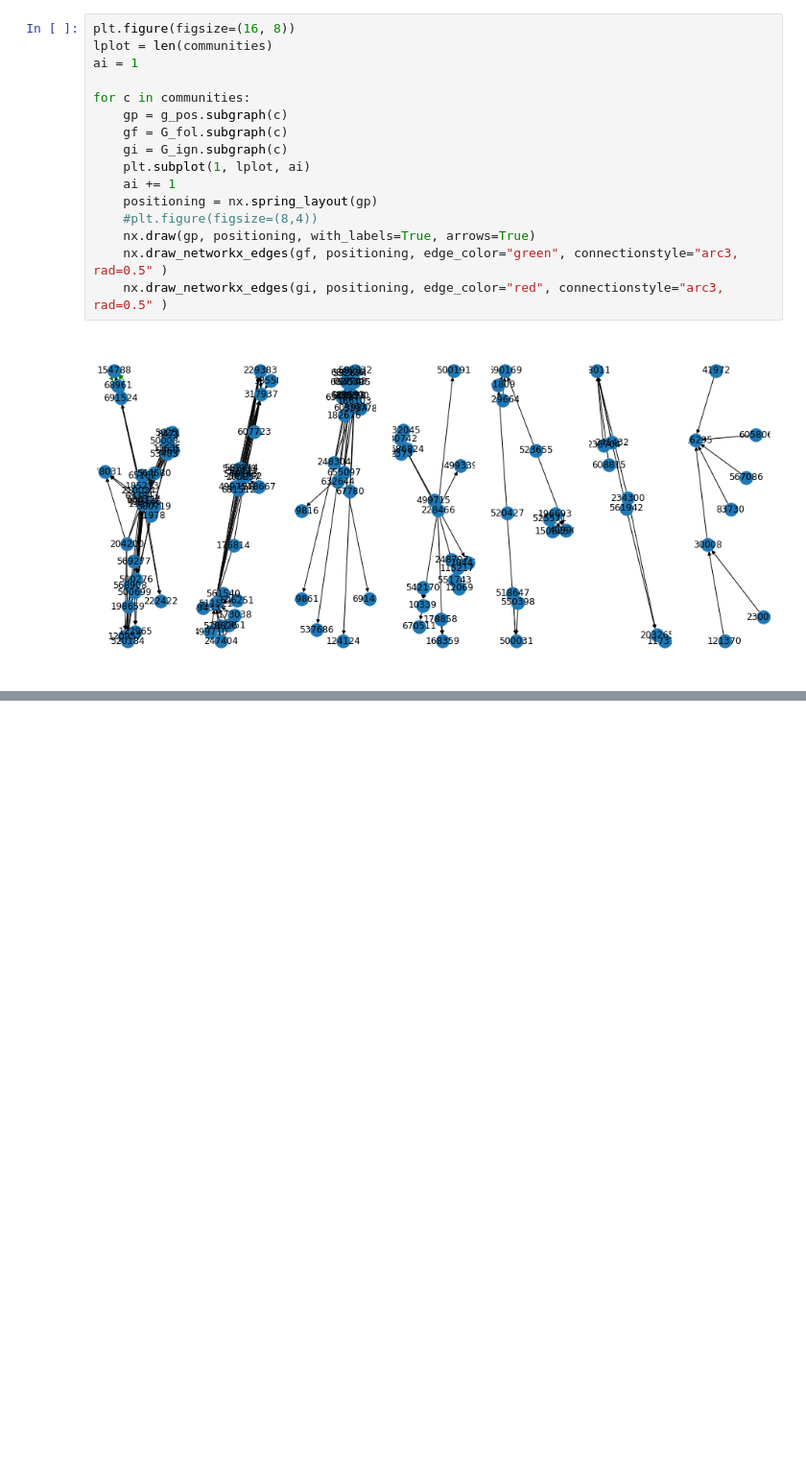
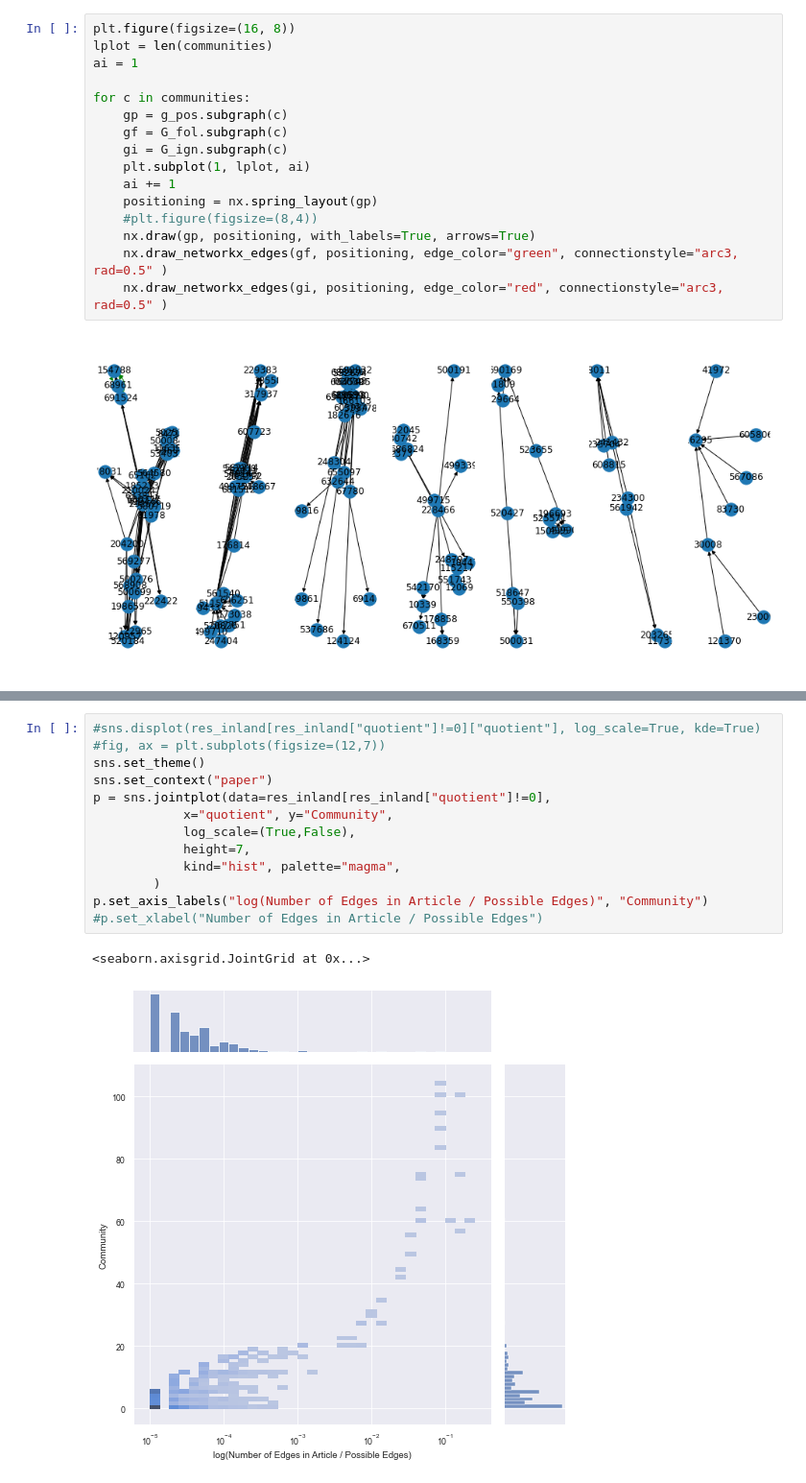
Before and after one commit to oStritze/sna, a Jupyter notebook: src/static_dynamic.ipynb, the cells around one changed output, grey strips where cells are left out. Shown at 96% size. Saved outputs shown, nothing was run; the diff lists cells and outputs as text; blank space fills up the shorter version.

```diff
--- a/src/static_dynamic.ipynb
+++ b/src/static_dynamic.ipynb
@@ -167,0 +349,16 @@ nx.draw_networkx_edges(gi, positioning, edge_color="red", connectionstyle="arc3,
+# %%
+#sns.displot(res_inland[res_inland["quotient"]!=0]["quotient"], log_scale=True, kde=True)
+#fig, ax = plt.subplots(figsize=(12,7))
+sns.set_theme()
+sns.set_context("paper")
+p = sns.jointplot(data=res_inland[res_inland["quotient"]!=0],
+            x="quotient", y="Community",
+            log_scale=(True,False),
+            height=7,
+            kind="hist", palette="magma",
+        )
+p.set_axis_labels("log(Number of Edges in Article / Possible Edges)", "Community")
+#p.set_xlabel("Number of Edges in Article / Possible Edges")
+# %% [output]
+<seaborn.axisgrid.JointGrid at 0x...>
+[figure, added]
```
Also changed, not shown: parts of 34 cells of this notebook, 3 other files.
